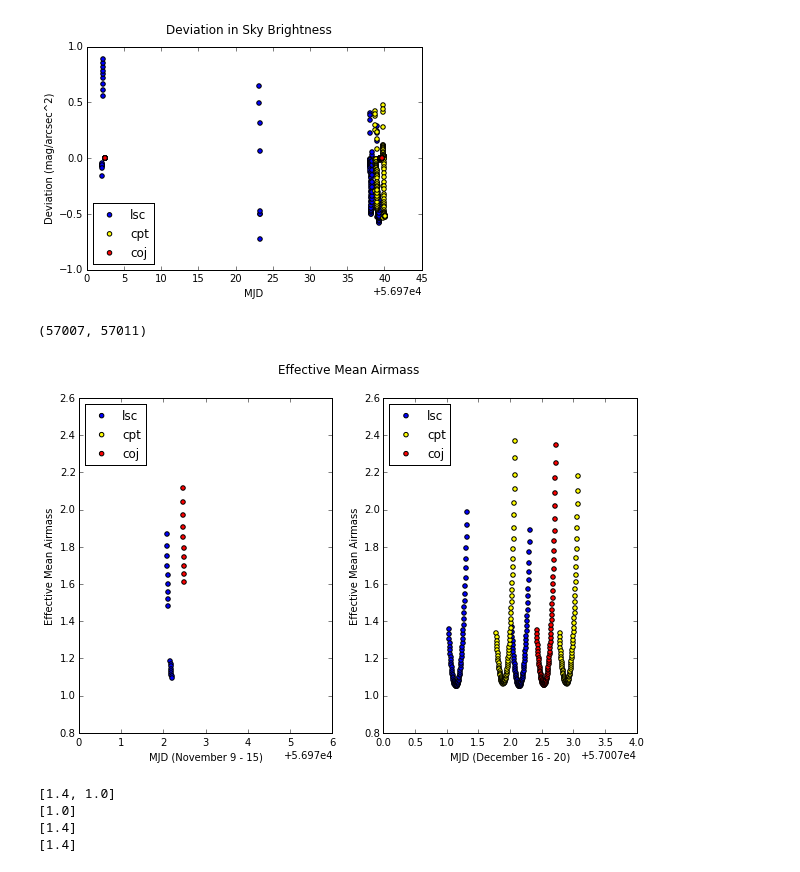
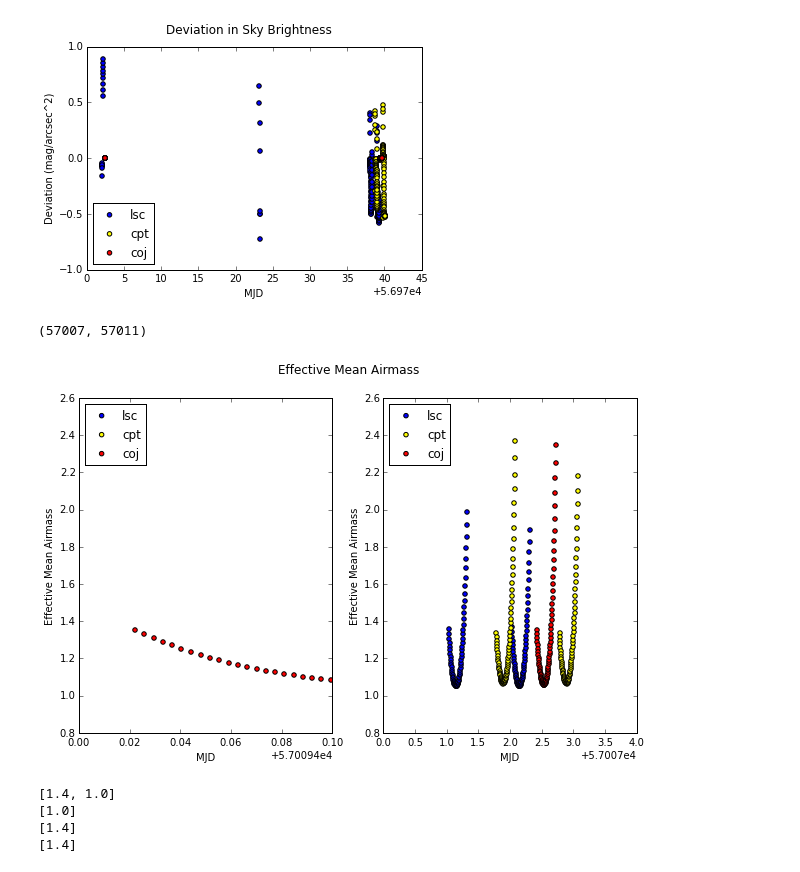
Before and after one commit to lmoustakas/lcolens, a Jupyter notebook: python/cmg/Sky_Brightness.ipynb, the cells around one changed output. Cells and saved outputs as stored; diff of their text form; code cells hidden in the pictures.

```diff
--- a/python/cmg/Sky_Brightness.ipynb
+++ b/python/cmg/Sky_Brightness.ipynb
@@ -205,28 +212,28 @@ plt.ylabel('Deviation (mag/arcsec^2)')
 # %%
 plt.figure(figsize=(10,6))
 plt.subplot(1,2,1)
 plt.scatter(lsc_mjd, lsc_mean_airmass, c='blue')
 plt.scatter(cpt_mjd, cpt_mean_airmass, c='yellow')
 plt.scatter(coj_mjd, coj_mean_airmass, c='red')
 plt.legend(['lsc', 'cpt', 'coj'], loc = 2, scatterpoints = 1)
 plt.suptitle('Effective Mean Airmass', fontsize=12)
-plt.xlabel('MJD (November 9 - 15)')
+plt.xlabel('MJD')
 plt.ylabel('Effective Mean Airmass')
 #plt.ylim([-1,1])
-plt.xlim([56970,56976])
+plt.xlim([57009.4,57009.5 ])
 plt.subplot(1,2,2)
 plt.scatter(lsc_mjd, lsc_mean_airmass, c='blue')
 plt.scatter(cpt_mjd, cpt_mean_airmass, c='yellow')
 plt.scatter(coj_mjd, coj_mean_airmass, c='red')
 plt.legend(['lsc', 'cpt', 'coj'], loc = 2, scatterpoints = 1)
 plt.suptitle('Effective Mean Airmass', fontsize=12)
-plt.xlabel('MJD (December 16 - 20)')
+plt.xlabel('MJD')
 plt.ylabel('Effective Mean Airmass')
 #plt.ylim([-1,1])
 plt.xlim([57007,57011])
 # %% [output]
 (57007, 57011)
-[figure, old version]
+[figure, new version]
 # %%
 print list(set(all_gain))
 print list(set(lsc_gain))
```
Also changed, not shown: parts of 5 cells of this notebook, 4 other files.
